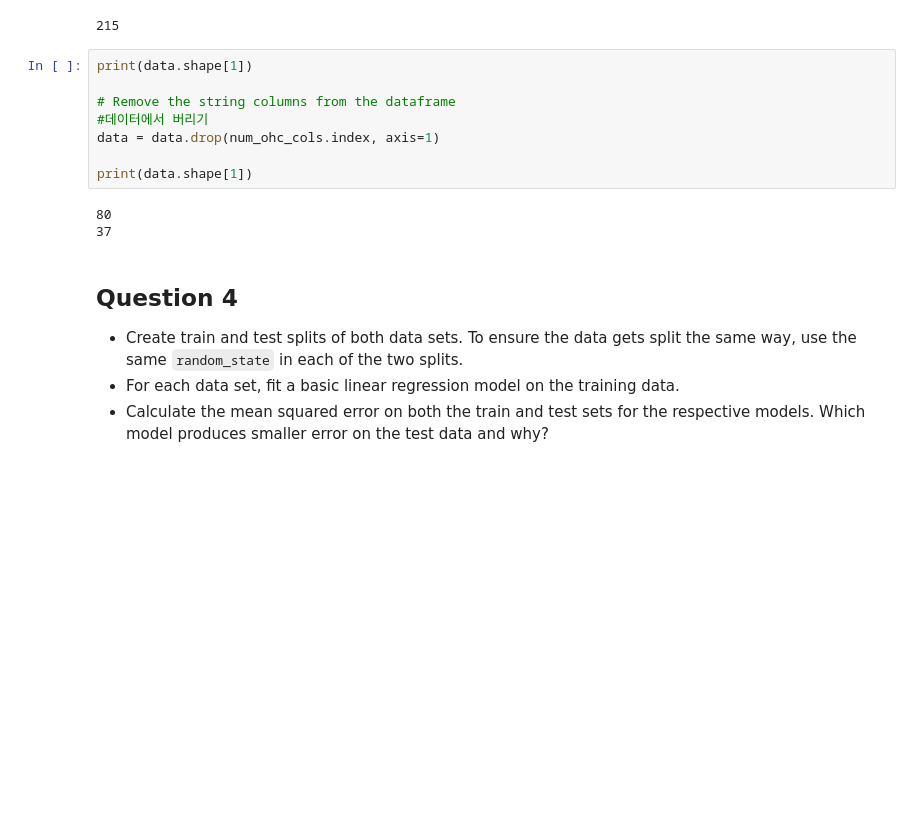
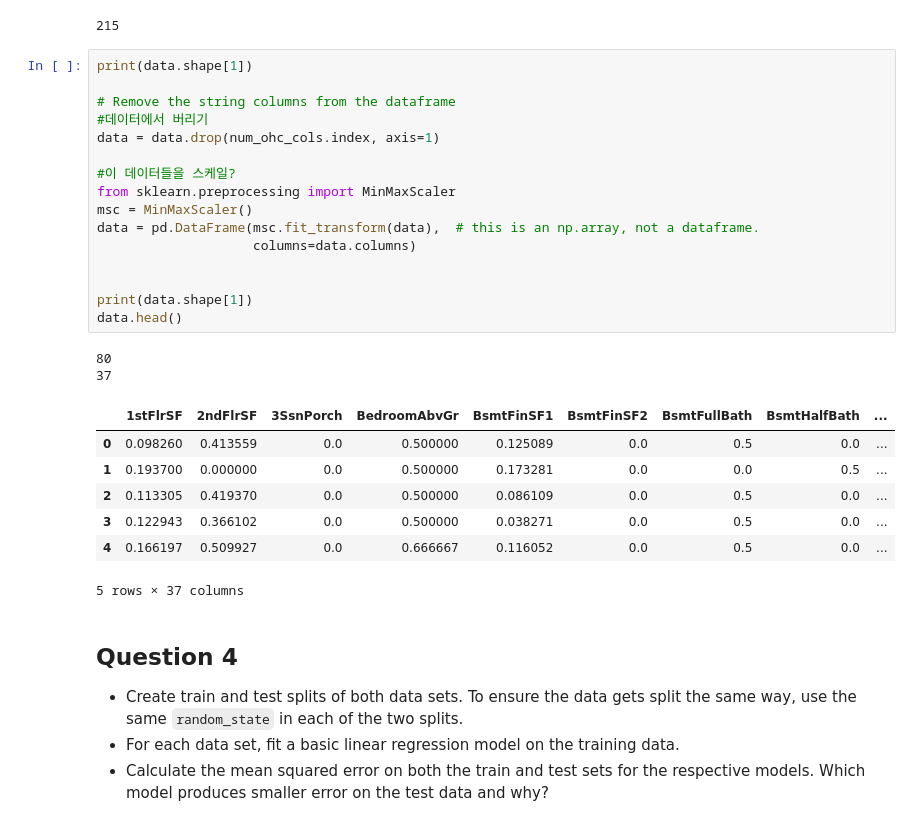
Before and after one commit to wndvlf96/IntelAIDevCourse, a Jupyter notebook: 인텔AI데브코스/AI-W13-02-[practice] train-test-splits-and-linear-regression-excercises (1).ipynb, the cells around one changed output. Drawn from its saved outputs; the diff is of its cells as text; blank space fills up the shorter version.

```diff
--- a/인텔AI데브코스/AI-W13-02-[practice] train-test-splits-and-linear-regression-excercises (1).ipynb
+++ b/인텔AI데브코스/AI-W13-02-[practice] train-test-splits-and-linear-regression-excercises (1).ipynb
@@ -248,14 +248,29 @@ data_ohc.shape[1] - data.shape[1]
 # %%
 print(data.shape[1])
 
 # Remove the string columns from the dataframe
 #데이터에서 버리기
 data = data.drop(num_ohc_cols.index, axis=1)
 
+#이 데이터들을 스케일?
+from sklearn.preprocessing import MinMaxScaler
+msc = MinMaxScaler()
+data = pd.DataFrame(msc.fit_transform(data),  # this is an np.array, not a dataframe.
+                    columns=data.columns)
+
+
 print(data.shape[1])
+data.head()
 # %% [output]
 80
 37
+|  | 1stFlrSF | 2ndFlrSF | 3SsnPorch | BedroomAbvGr | BsmtFinSF1 | BsmtFinSF2 | BsmtFullBath | BsmtHalfBath | ... |
+| 0 | 0.098260 | 0.413559 | 0.0 | 0.500000 | 0.125089 | 0.0 | 0.5 | 0.0 | ... |
+| 1 | 0.193700 | 0.000000 | 0.0 | 0.500000 | 0.173281 | 0.0 | 0.0 | 0.5 | ... |
+| 2 | 0.113305 | 0.419370 | 0.0 | 0.500000 | 0.086109 | 0.0 | 0.5 | 0.0 | ... |
+| 3 | 0.122943 | 0.366102 | 0.0 | 0.500000 | 0.038271 | 0.0 | 0.5 | 0.0 | ... |
+| 4 | 0.166197 | 0.509927 | 0.0 | 0.666667 | 0.116052 | 0.0 | 0.5 | 0.0 | ... |
+5 rows × 37 columns
 # %% [markdown]
 ## Question 4
 
```
Also changed, not shown: parts of 3 cells of this notebook, 3 other files.
